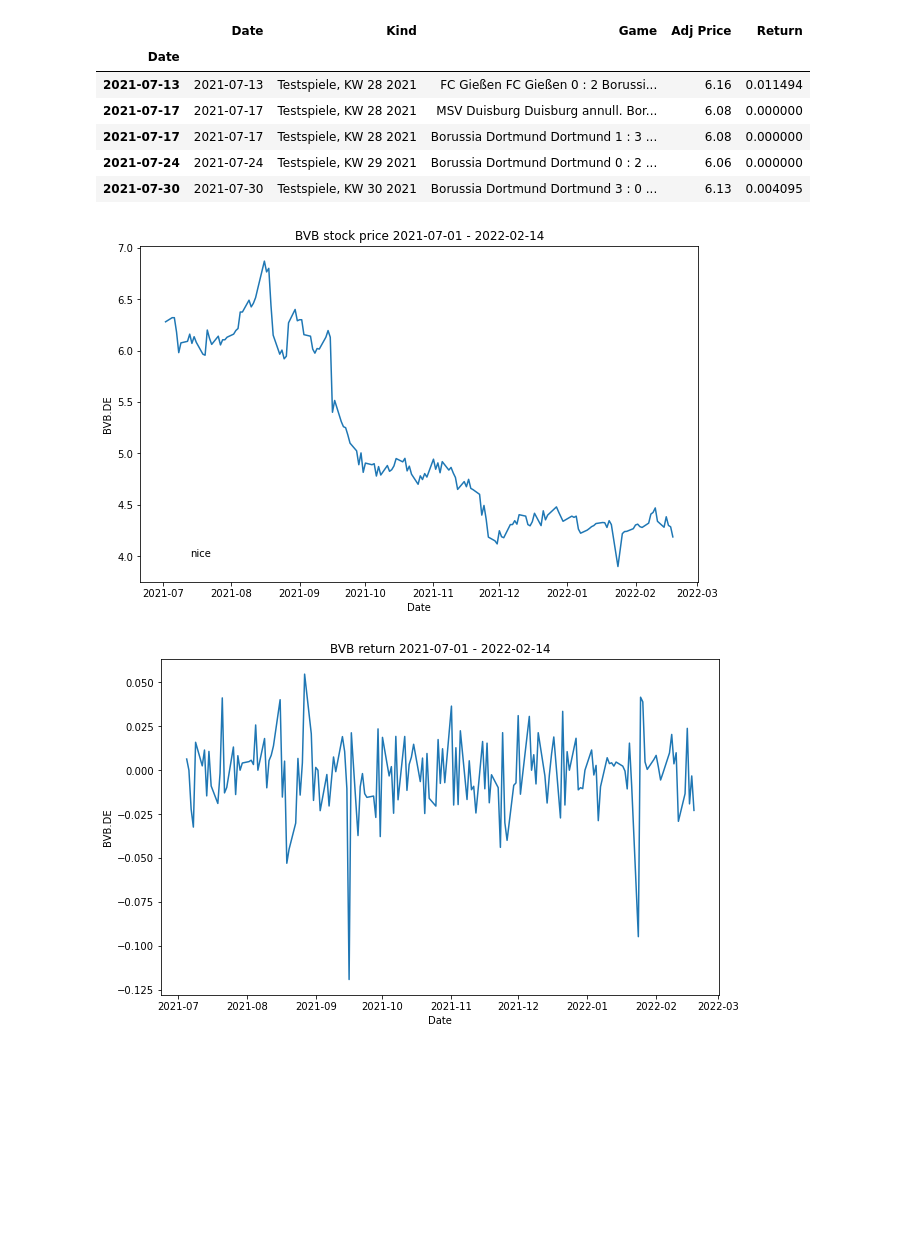
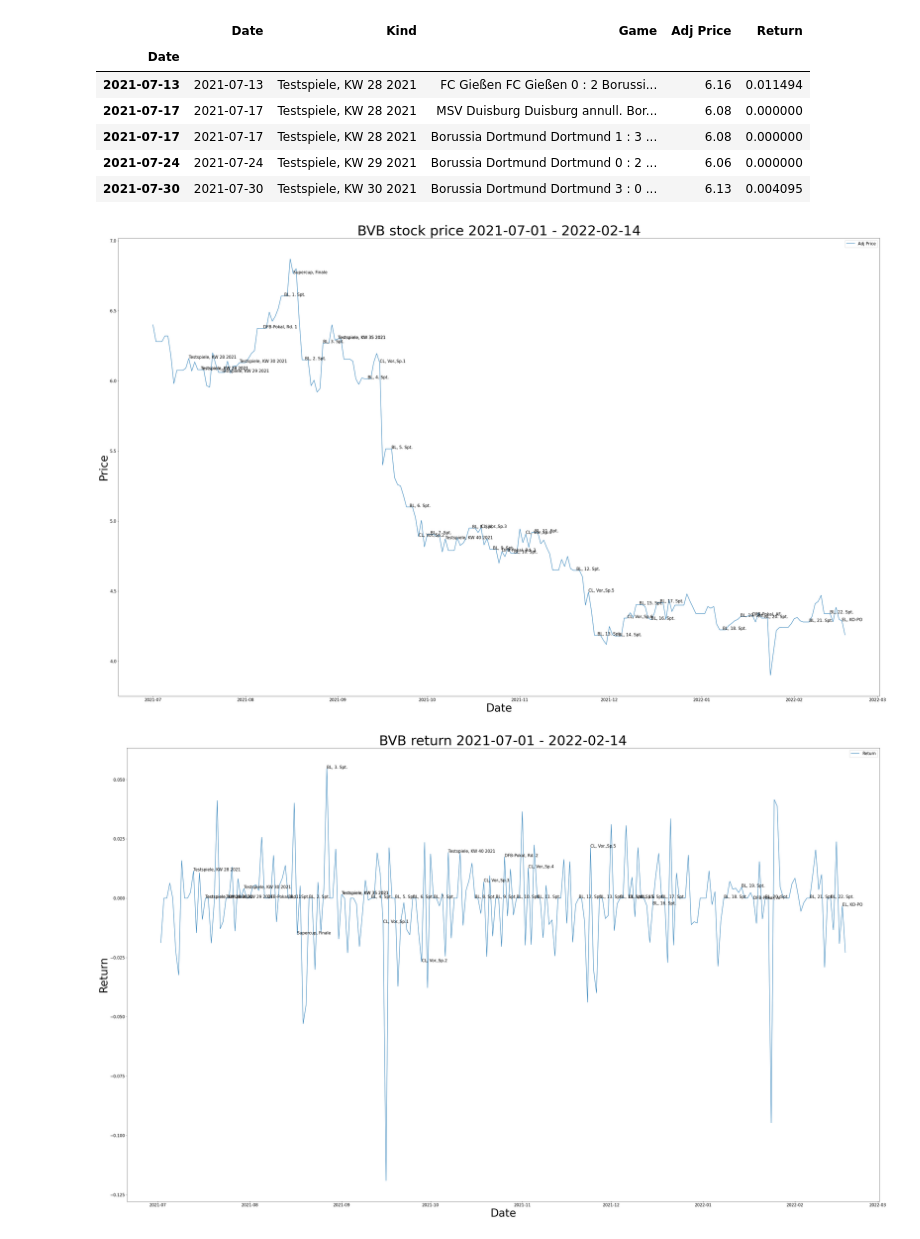
Before and after one commit to SweetyHotGirl21/Soccer-Bet-Stock-Hedge, a Jupyter notebook: main.ipynb, the cells around one changed output. Drawn from its saved outputs; the diff is of its cells as text; code cells hidden in the pictures; blank space fills up the shorter version.

```diff
--- a/main.ipynb
+++ b/main.ipynb
@@ -217,16 +216,24 @@ bvb_event_merge.head(10)
 | 2021-07-24 | 2021-07-24 | Testspiele, KW 29 2021 | Borussia Dortmund Dortmund 0 : 2 ... | 6.06 | 0.000000 |
 | 2021-07-30 | 2021-07-30 | Testspiele, KW 30 2021 | Borussia Dortmund Dortmund 3 : 0 ... | 6.13 | 0.004095 |
 # %%
-fig,ax = plt.subplots(figsize= (10,10*0.618))
+fig,ax = plt.subplots(figsize= (10*5,5*10*0.618))
+plt.rcParams["font.size"] = 15
 lp = sns.lineplot(data = bvb_price_2122, ax = ax)
-plt.title("BVB stock price 2021-07-01 - 2022-02-14")
-[plt.text]
-plt.text(bvb_merge["Date"][0], 4 ,"nice");
+plt.title("BVB stock price 2021-07-01 - 2022-02-14", fontsize=50)
+plt.xlabel('Date', fontsize=40)
+plt.ylabel('Price', fontsize=40)
+[plt.text(bvb_event_merge["Date"][i],bvb_event_merge["Adj Price"][i] ,bvb_event_merge["Kind"][i]) for i in range(len(bvb_event_merge))];
+plt.savefig("Images\BVB_Price.png")
 # %% [output]
-[figure, old version]
+[figure, new version]
 # %%
-fig,ax = plt.subplots(figsize= (10,10*0.618))
+fig,ax = plt.subplots(figsize= (5*10,5*10*0.618))
+plt.rcParams["font.size"] = 15
 lp = sns.lineplot(data = bvb_return_2122, ax = ax)
-plt.title("BVB return 2021-07-01 - 2022-02-14");
+plt.xlabel('Date', fontsize=40)
+plt.ylabel('Return', fontsize=40)
+plt.title("BVB return 2021-07-01 - 2022-02-14", fontsize=50);
+[plt.text(bvb_event_merge["Date"][i],bvb_event_merge["Return"][i] ,bvb_event_merge["Kind"][i]) for i in range(len(bvb_event_merge))];
+plt.savefig("Images\BVB_Return.png");
 # %% [output]
-[figure, old version]
+[figure, new version]
```
Also changed, not shown: parts of 2 cells of this notebook, 2 other files.
